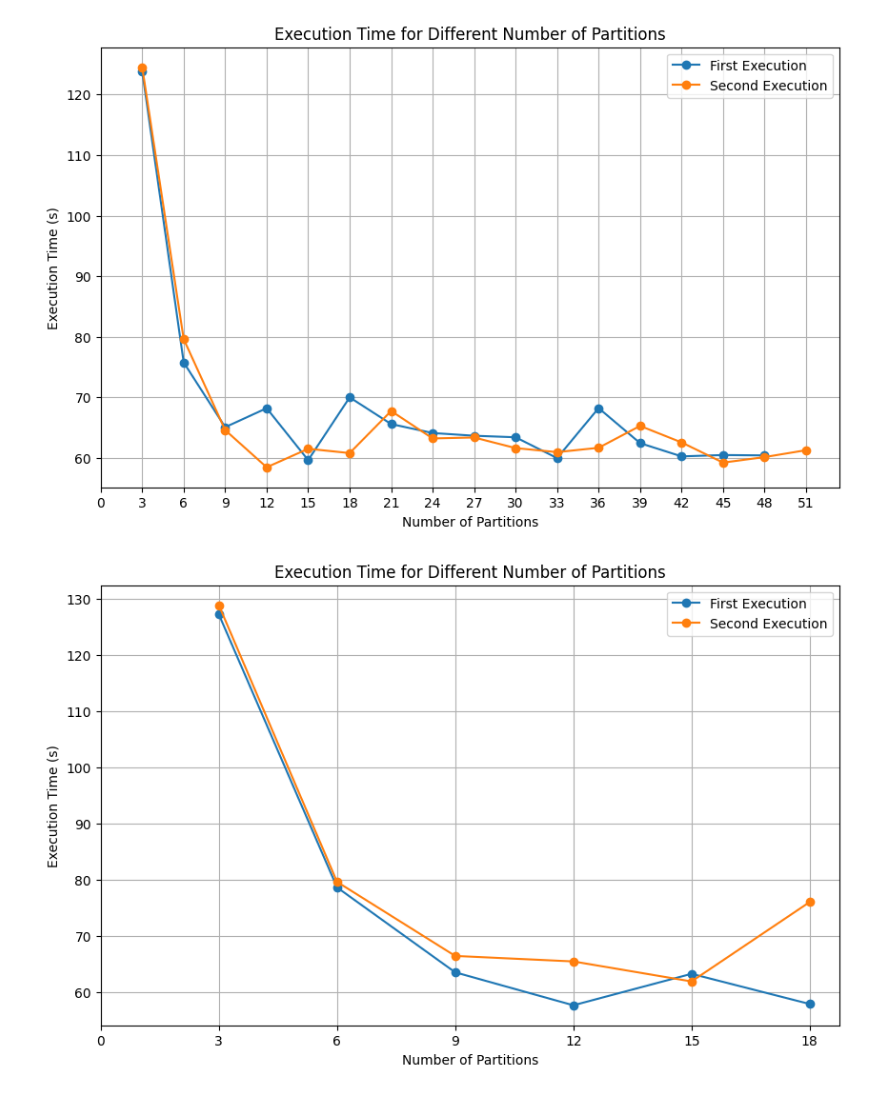
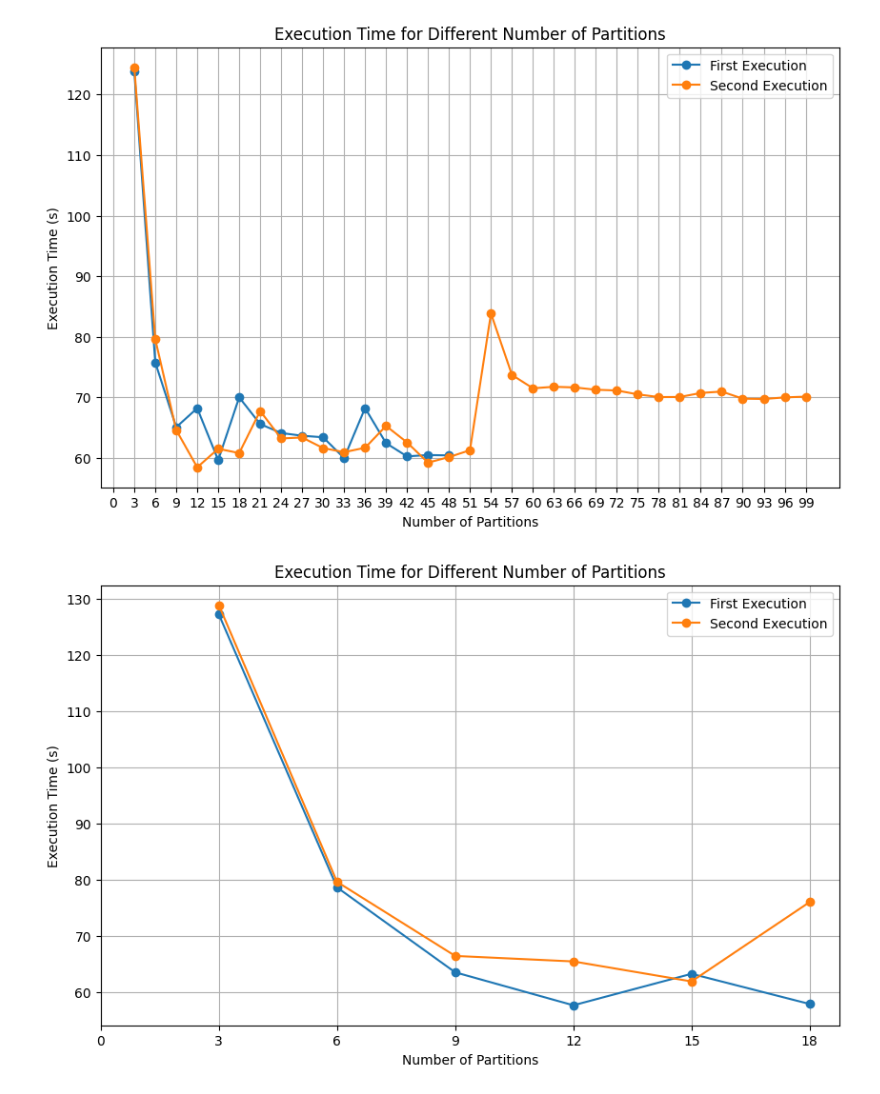
Before and after one commit to ddutjnrevenge-universe/DE_assignments, a Jupyter notebook: 080824/SparkScripts/spark_apps/test.ipynb, the cells around one changed output. Drawn from its saved outputs; the diff is of its cells as text; code cells hidden in the pictures.

```diff
--- a/080824/SparkScripts/spark_apps/test.ipynb
+++ b/080824/SparkScripts/spark_apps/test.ipynb
@@ -4,24 +75,24 @@ import numpy as np
 # %%
 import matplotlib.pyplot as plt
 
 df1 = pd.read_csv(r'F:\FPT\DE_assignments\080824\SparkScripts\input\results\execution_statistics.csv')
 df2 = pd.read_csv(r'F:\FPT\DE_assignments\080824\SparkScripts\input\results\execution_statistics_2.csv')
 # df.sort_values(by='Execution Time (s)', ascending=True)
-xticks = np.arange(0, 52, 3)
+xticks = np.arange(0, 100, 3)
 # Plot 2 separate line for each df
 # plot 2 separate lines for df1 and df2
 plt.figure(figsize=(10, 6))
 plt.plot(df1['Number of Partitions'], df1['Execution Time (s)'], marker='o', label='First Execution')
 plt.plot(df2['Number of Partitions'], df2['Execution Time (s)'], marker='o', label='Second Execution')
 plt.title('Execution Time for Different Number of Partitions')
 plt.xlabel('Number of Partitions')
 plt.ylabel('Execution Time (s)')
 plt.grid(True)
 plt.xticks(xticks)
 plt.legend()
 plt.show()
 # %% [output]
-[figure, old version]
+[figure, new version]
 # %%
 df_another_dataset = pd.read_csv(r'F:\FPT\DE_assignments\080824\SparkScripts\input\results\execution_statistics_dataset2.csv')
 
```
Also changed, not shown: parts of 4 cells of this notebook, 3 other files.
